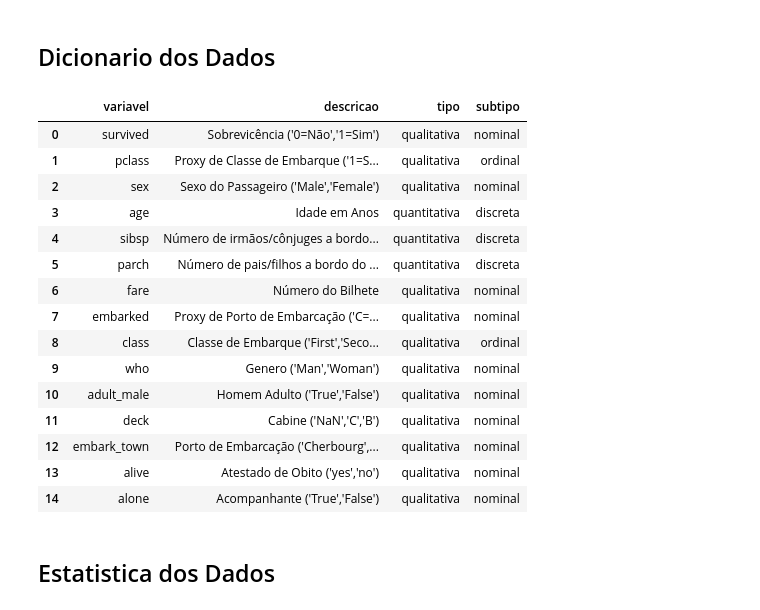
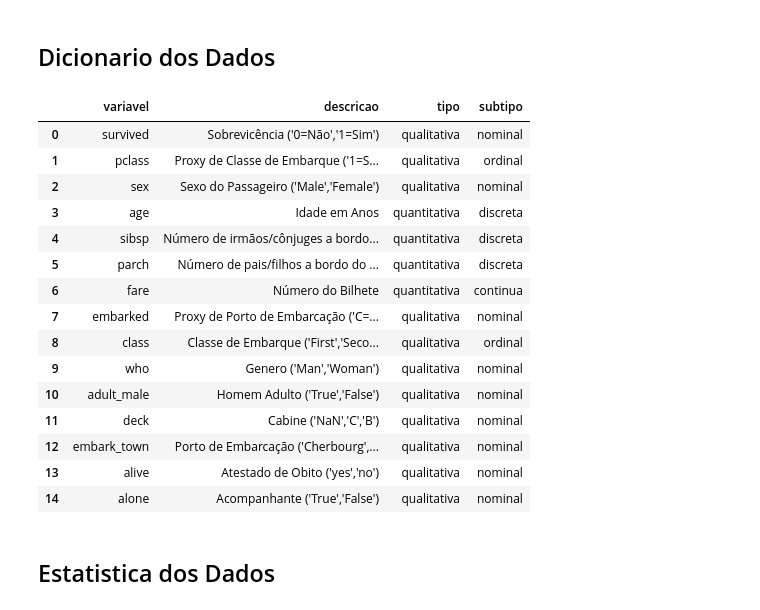
Before and after one commit to luksalves00/avanti-bootcamp-cdd, a Jupyter notebook: notebooks/ 01-estatística-descritiva.ipynb, the cells around one changed output. Cells and saved outputs as stored; diff of their text form; code cells hidden in the pictures.

```diff
--- a/notebooks/ 01-estatística-descritiva.ipynb
+++ b/notebooks/ 01-estatística-descritiva.ipynb
@@ -267,8 +267,8 @@ df1_dict = pd.DataFrame([
     },{
         "variavel": "fare",
         "descricao": "Número do Bilhete",
-        "tipo": "qualitativa",
-        "subtipo": "nominal",
+        "tipo": "quantitativa",
+        "subtipo": "continua",
     },{
         "variavel": "embarked",
         "descricao": "Proxy de Porto de Embarcação ('C=Cherbourg', 'Q=Queenstown', 'S=Southampton')",
@@ -294,34 +294,34 @@ df1_dict = pd.DataFrame([
         "descricao": "Cabine ('NaN','C','B')",
         "tipo": "qualitativa",
         "subtipo": "nominal",
     },{
         "variavel": "embark_town",
         "descricao": "Porto de Embarcação ('Cherbourg','Queenstown', 'Southampton')",
         "tipo": "qualitativa",
         "subtipo": "nominal",
     },{
         "variavel": "alive",
         "descricao": "Atestado de Obito ('yes','no')",
         "tipo": "qualitativa",
         "subtipo": "nominal",
     },{
         "variavel": "alone",
         "descricao": "Acompanhante ('True','False')",
         "tipo": "qualitativa",
         "subtipo": "nominal",
     }
 ])
 
 df1_dict
 # %% [output]
 |  | variavel | descricao | tipo | subtipo |
 | 0 | survived | Sobrevicência ('0=Não','1=Sim') | qualitativa | nominal |
 | 1 | pclass | Proxy de Classe de Embarque ('1=S... | qualitativa | ordinal |
 | 2 | sex | Sexo do Passageiro ('Male','Female') | qualitativa | nominal |
 | 3 | age | Idade em Anos | quantitativa | discreta |
 | 4 | sibsp | Número de irmãos/cônjuges a bordo... | quantitativa | discreta |
 | 5 | parch | Número de pais/filhos a bordo do ... | quantitativa | discreta |
-| 6 | fare | Número do Bilhete | qualitativa | nominal |
+| 6 | fare | Número do Bilhete | quantitativa | continua |
 | 7 | embarked | Proxy de Porto de Embarcação ('C=... | qualitativa | nominal |
 | 8 | class | Classe de Embarque ('First','Seco... | qualitativa | ordinal |
 | 9 | who | Genero ('Man','Woman') | qualitativa | nominal |
```
Also changed, not shown: parts of 1 cell of this notebook.
